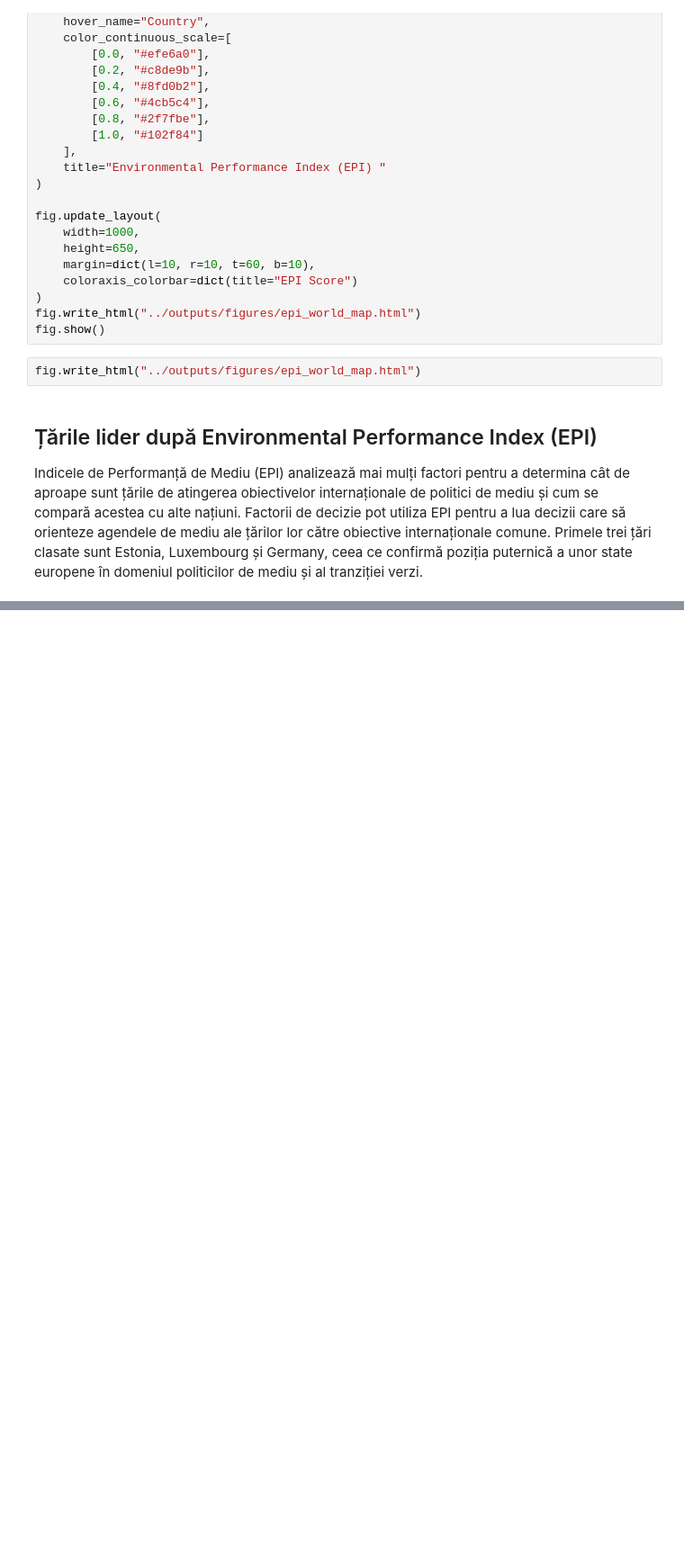
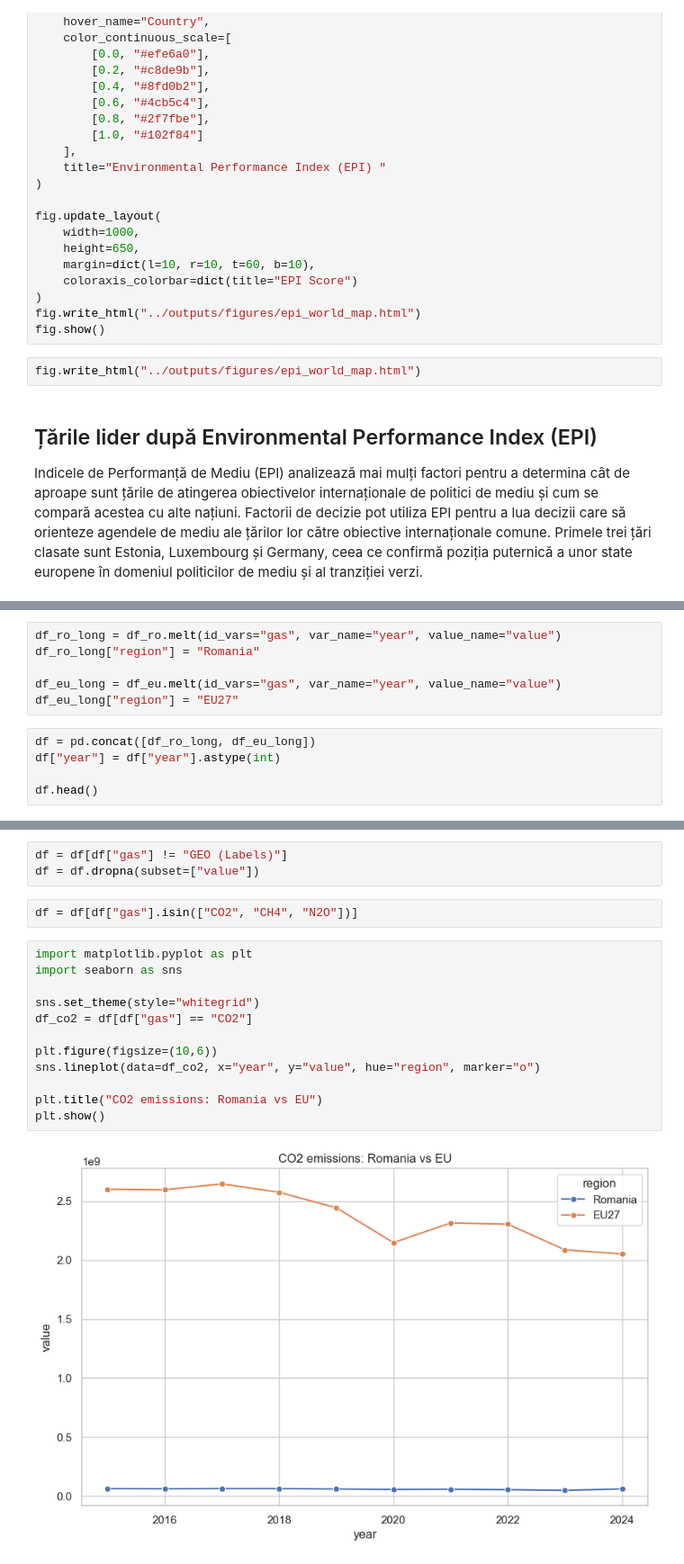
Before and after one commit to TimoscoAdelina/ICI_Proiect, a Jupyter notebook: notebooks/02_Romania_vs_Ue.ipynb, the cells around one changed output, grey strips where cells are left out. Shown at 90% size. Cells and saved outputs as stored; diff of their text form; blank space fills up the shorter version.

Commit message:
Added emissions analysis (CO2, CH4, N2O) with index-based comparison and visualizations

```diff
--- a/notebooks/02_Romania_vs_Ue.ipynb
+++ b/notebooks/02_Romania_vs_Ue.ipynb
@@ -168,0 +289,11 @@ Primele trei țări clasate sunt Estonia, Luxembourg și Germany, ceea ce confir
+# %%
+df_ro_long = df_ro.melt(id_vars="gas", var_name="year", value_name="value")
+df_ro_long["region"] = "Romania"
+
+df_eu_long = df_eu.melt(id_vars="gas", var_name="year", value_name="value")
+df_eu_long["region"] = "EU27"
+# %%
+df = pd.concat([df_ro_long, df_eu_long])
+df["year"] = df["year"].astype(int)
+
+df.head()
@@ -168,0 +315,19 @@ Primele trei țări clasate sunt Estonia, Luxembourg și Germany, ceea ce confir
+# %%
+df = df[df["gas"] != "GEO (Labels)"]
+df = df.dropna(subset=["value"])
+# %%
+df = df[df["gas"].isin(["CO2", "CH4", "N2O"])]
+# %%
+import matplotlib.pyplot as plt
+import seaborn as sns
+
+sns.set_theme(style="whitegrid")
+df_co2 = df[df["gas"] == "CO2"]
+
+plt.figure(figsize=(10,6))
+sns.lineplot(data=df_co2, x="year", y="value", hue="region", marker="o")
+
+plt.title("CO2 emissions: Romania vs EU")
+plt.show()
+# %% [output]
+[figure, added]
```
Also changed, not shown: parts of 32 cells of this notebook, 6 other files.
